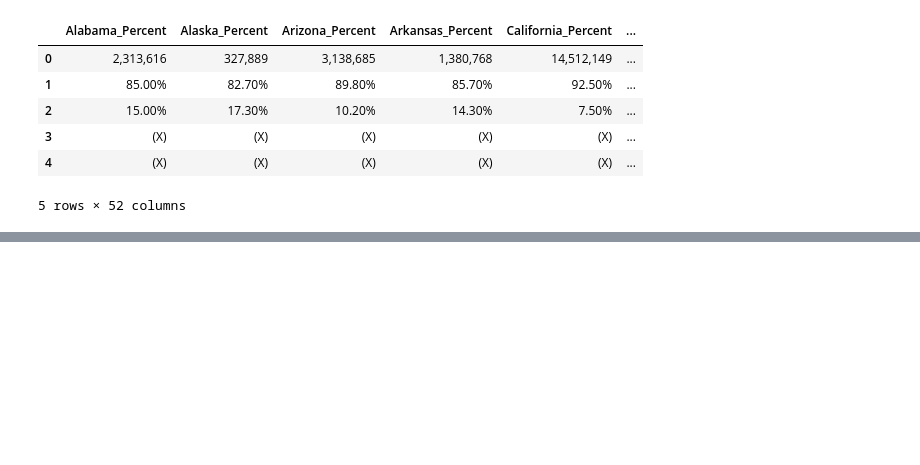
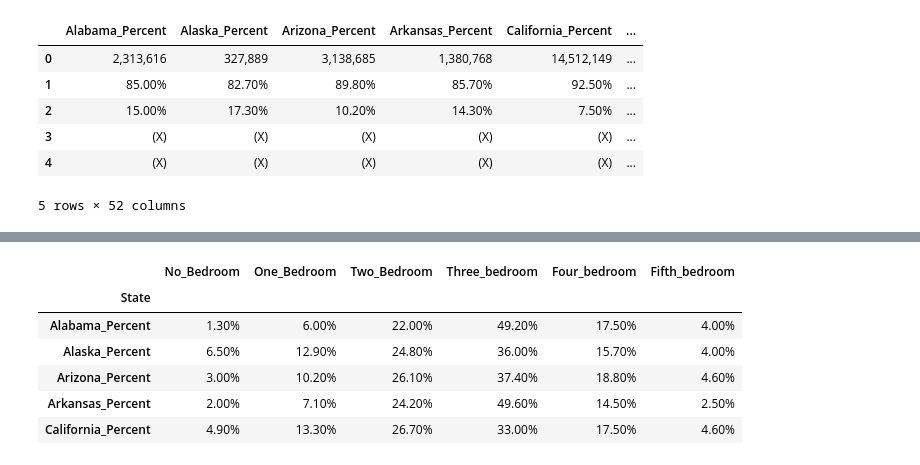
Before and after one commit to renee-h710/Project_3, a Jupyter notebook: project3.ipynb, the cells around one changed output, grey strips where cells are left out. Cells and saved outputs as stored; diff of their text form; code cells hidden in the pictures; blank space fills up the shorter version.

```diff
--- a/project3.ipynb
+++ b/project3.ipynb
@@ -84,0 +130,27 @@ occupancy_per_df.head()
+# %%
+#Bedroom percentage df
+No_bedroom = percentage.iloc[38]
+One_bedroom = percentage.iloc[39]
+Two_bedroom = percentage.iloc[40]
+Three_bedroom = percentage.iloc[41]
+Four_bedroom = percentage.iloc[42]
+Fifth_bedroom = percentage.iloc[43]
+
+bedroom_per_df = pd.DataFrame({
+        "No_Bedroom": No_bedroom,
+        "One_Bedroom": One_bedroom,
+        "Two_Bedroom": Two_bedroom,
+        "Three_bedroom": Three_bedroom,
+        "Four_bedroom": Four_bedroom,
+        "Fifth_bedroom": Fifth_bedroom
+        })
+bedroom_per_df.index.name = 'State'
+bedroom_per_df.head()
+# %% [output]
+|  | No_Bedroom | One_Bedroom | Two_Bedroom | Three_bedroom | Four_bedroom | Fifth_bedroom |
+| State |  |  |  |  |  |  |
+| Alabama_Percent | 1.30% | 6.00% | 22.00% | 49.20% | 17.50% | 4.00% |
+| Alaska_Percent | 6.50% | 12.90% | 24.80% | 36.00% | 15.70% | 4.00% |
+| Arizona_Percent | 3.00% | 10.20% | 26.10% | 37.40% | 18.80% | 4.60% |
+| Arkansas_Percent | 2.00% | 7.10% | 24.20% | 49.60% | 14.50% | 2.50% |
+| California_Percent | 4.90% | 13.30% | 26.70% | 33.00% | 17.50% | 4.60% |
```
Also changed, not shown: parts of 17 cells of this notebook, 1 other file.
